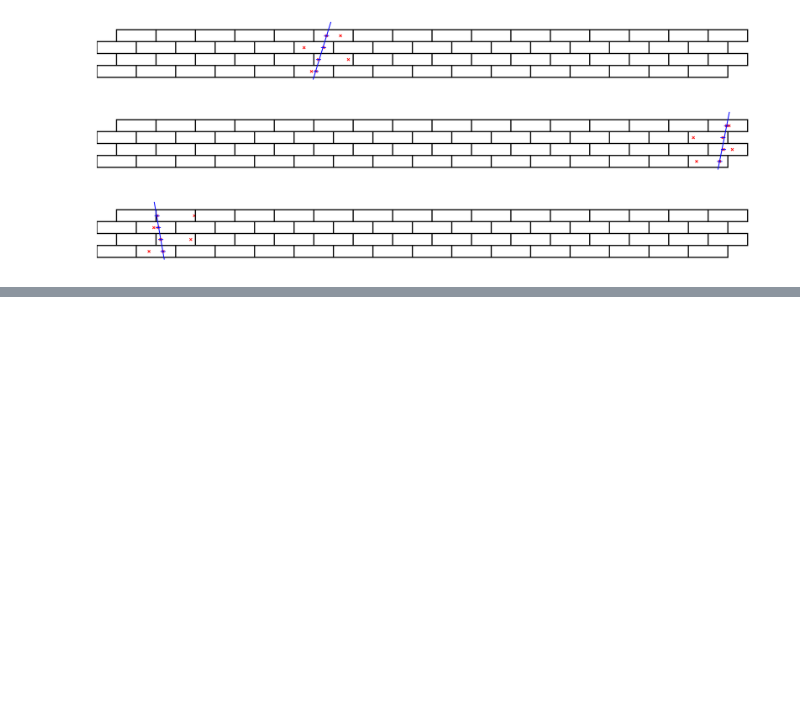
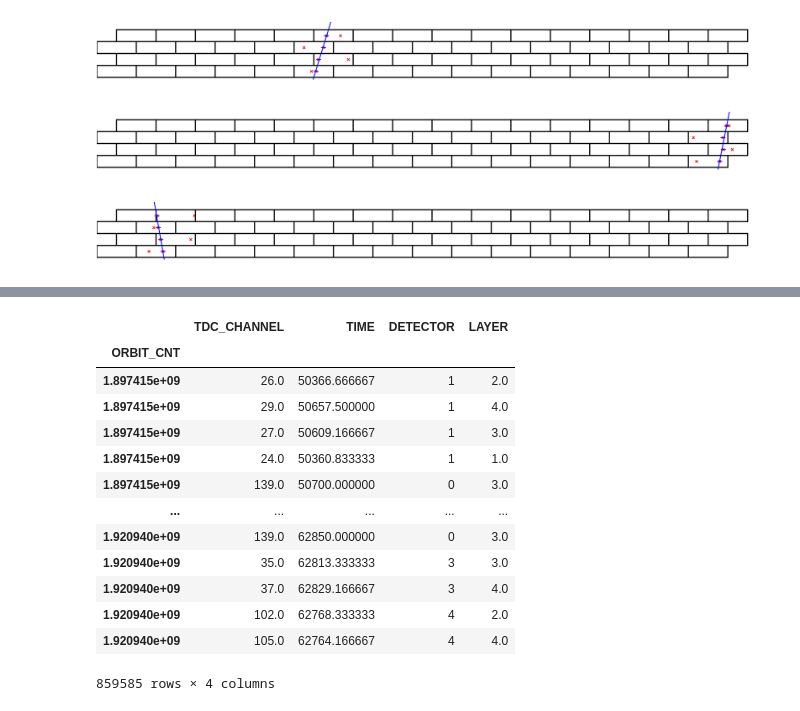
Before and after one commit to MattiaCeravolo/LCP_projects_Y3, a Jupyter notebook: part_3_with_commentary.ipynb, the cells around one changed output, grey strips where cells are left out. Saved outputs shown, nothing was run; the diff lists cells and outputs as text; code cells hidden in the pictures; blank space fills up the shorter version.

```diff
--- a/part_3_with_commentary.ipynb
+++ b/part_3_with_commentary.ipynb
@@ -753,0 +804,17 @@ total execution time (s): 355.963680267334 i.e. 5.932728004455567 min
+# %%
+dfd.compute()
+# %% [output]
+|  | TDC_CHANNEL | TIME | DETECTOR | LAYER |
+| ORBIT_CNT |  |  |  |  |
+| 1.897415e+09 | 26.0 | 50366.666667 | 1 | 2.0 |
+| 1.897415e+09 | 29.0 | 50657.500000 | 1 | 4.0 |
+| 1.897415e+09 | 27.0 | 50609.166667 | 1 | 3.0 |
+| 1.897415e+09 | 24.0 | 50360.833333 | 1 | 1.0 |
+| 1.897415e+09 | 139.0 | 50700.000000 | 0 | 3.0 |
+| ... | ... | ... | ... | ... |
+| 1.920940e+09 | 139.0 | 62850.000000 | 0 | 3.0 |
+| 1.920940e+09 | 35.0 | 62813.333333 | 3 | 3.0 |
+| 1.920940e+09 | 37.0 | 62829.166667 | 3 | 4.0 |
+| 1.920940e+09 | 102.0 | 62768.333333 | 4 | 2.0 |
+| 1.920940e+09 | 105.0 | 62764.166667 | 4 | 4.0 |
+859585 rows × 4 columns
```
Also changed, not shown: parts of 4 cells of this notebook.
